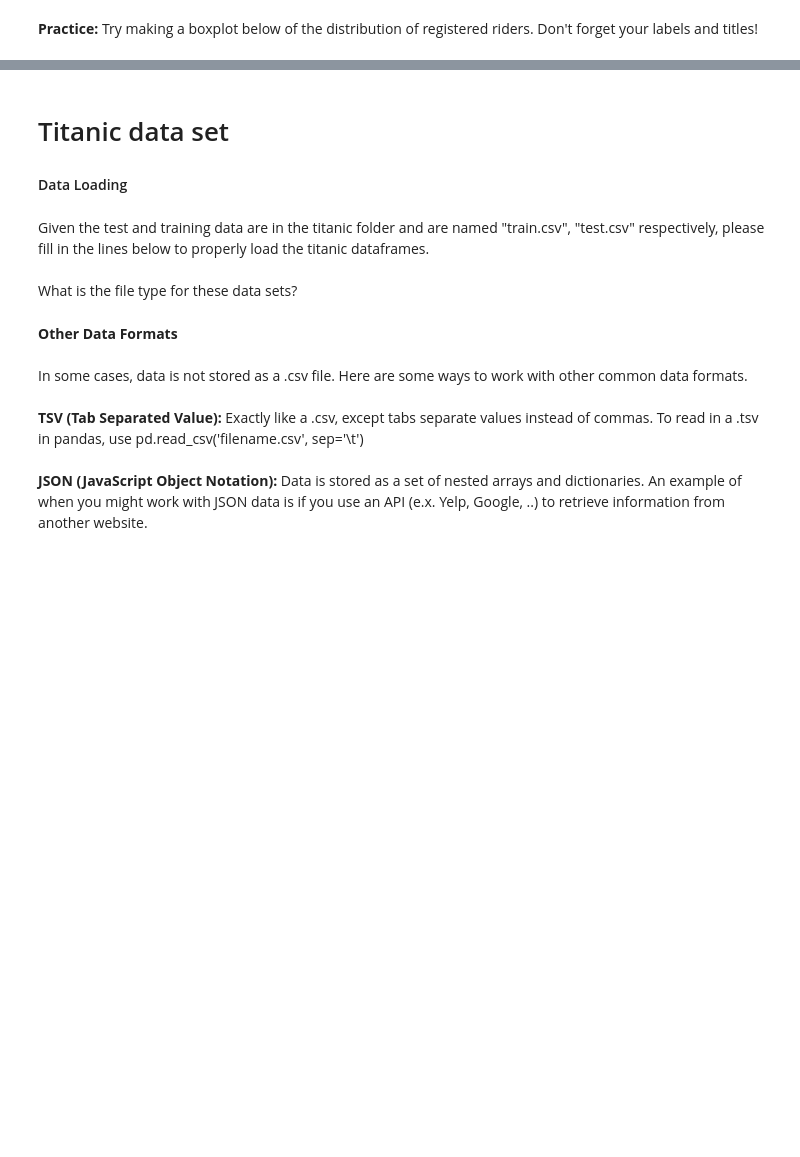
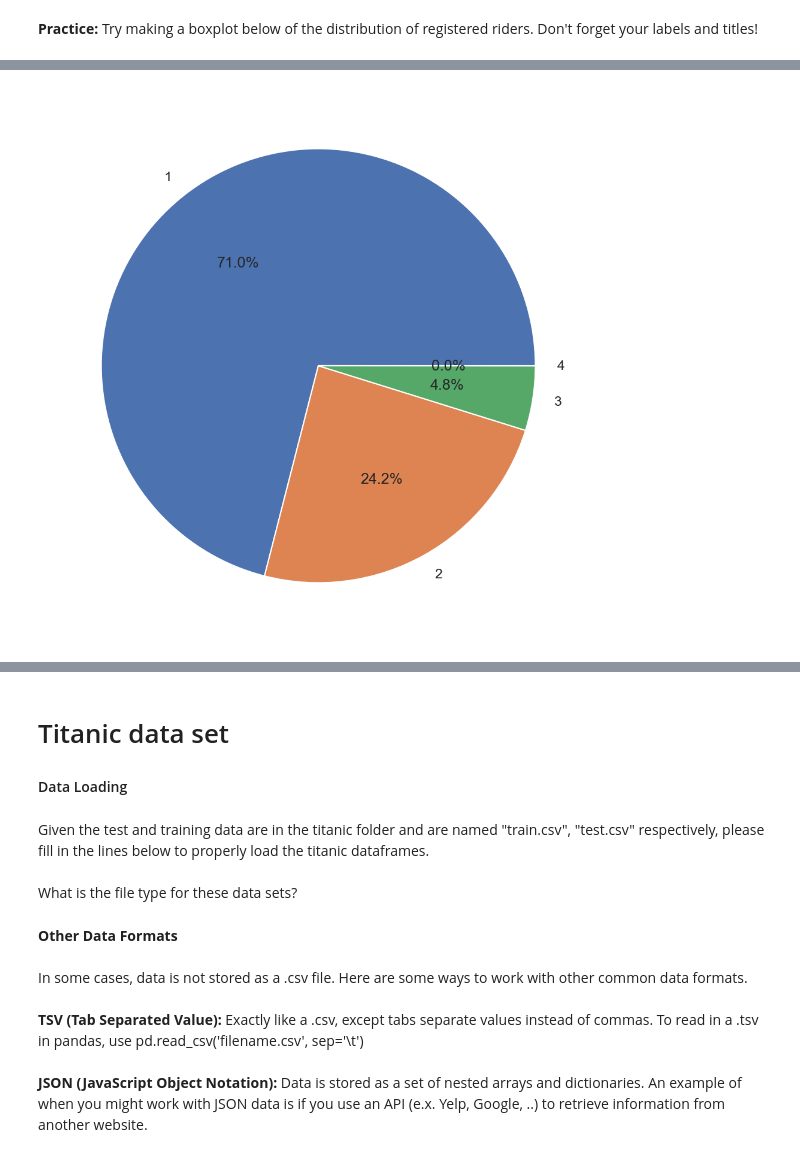
Before and after one commit to DragonKyro/Fall_2022_SAAS_ED_Materials, a Jupyter notebook: Fall_2022_Lectures/Lecture_4/Visualizations-and-Data-Cleaning.ipynb, the cells around one changed output, grey strips where cells are left out. Drawn from its saved outputs; the diff is of its cells as text; code cells hidden in the pictures; blank space fills up the shorter version.

```diff
--- a/Fall_2022_Lectures/Lecture_4/Visualizations-and-Data-Cleaning.ipynb
+++ b/Fall_2022_Lectures/Lecture_4/Visualizations-and-Data-Cleaning.ipynb
@@ -470,0 +460,4 @@ plt.title("Distribution of Casual and Register Rider Counts")
+# %%
+plt.pie(weather['cnt'], labels=weather.index, autopct='%1.1f%%');
+# %% [output]
+[figure, added]
```
Also changed, not shown: parts of 39 cells of this notebook, 5 other files.
